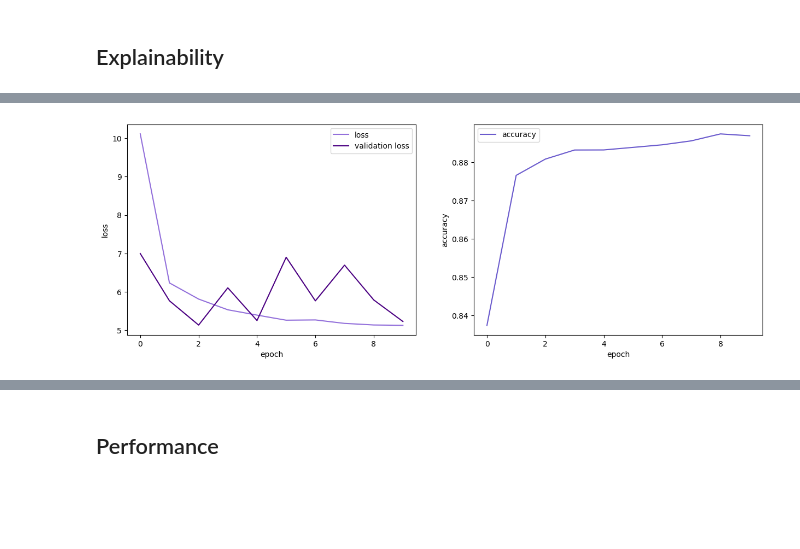
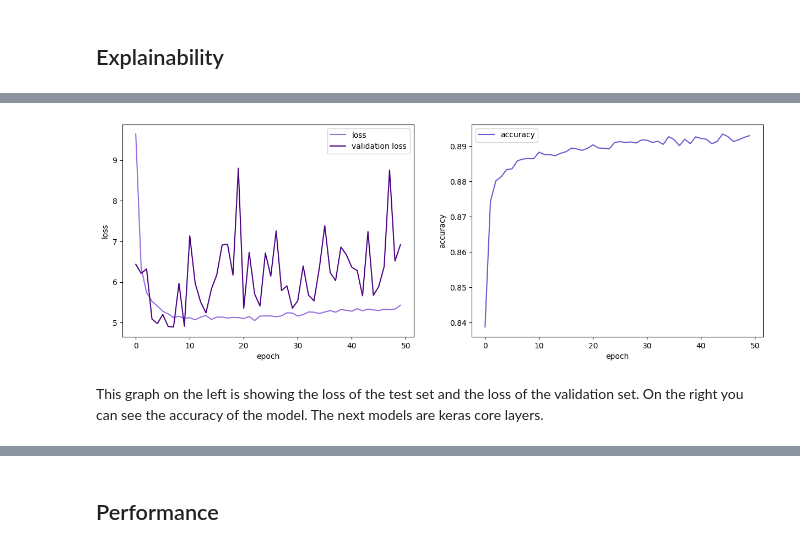
Before and after one commit to Le0nH0ffmann/DeepLearning_Project, a Jupyter notebook: MNIST.ipynb, the cells around one changed output, grey strips where cells are left out. Saved outputs shown, nothing was run; the diff lists cells and outputs as text; code cells hidden in the pictures; blank space fills up the shorter version.

```diff
--- a/MNIST.ipynb
+++ b/MNIST.ipynb
@@ -14 +13,4 @@ mnist = tf.keras.datasets.mnist
+# %%
+batch_size = 32
+epochs = 50
 # %%
@@ -69,19 +76,19 @@ plt.show()
 # %%
-model = tf.keras.models.Sequential([
+model_ref = tf.keras.models.Sequential([
     tf.keras.layers.Flatten(input_shape=(28, 28)),
     tf.keras.layers.Dense(10, activation=tf.nn.softmax)
 ])
 
-model.compile(
+model_ref.compile(
     loss='sparse_categorical_crossentropy',
     metrics=['accuracy']
 )
 
-history = model.fit(
+history_ref = model_ref.fit(
     x=x_train,
     y=y_train,
-    batch_size=32,
-    epochs=10,
+    batch_size=batch_size,
+    epochs=epochs,
     validation_data=(x_test,y_test),
 )
 # %% [output]
@@ -108,23 +112,26 @@ Epoch 10/10
 # %%
 fig, axs = plt.subplots(1,2, figsize=(15, 5))
 
-axs[0].plot(history.history["loss"], color='mediumpurple')
-axs[0].plot(history.history["val_loss"], color='indigo')
+axs[0].plot(history_ref.history["loss"], color='mediumpurple')
+axs[0].plot(history_ref.history["val_loss"], color='indigo')
 # axs[0].ylabel("loss")
 # axs[0].xlabel("epoch")
 # axs[0].title("model loss")
 axs[0].legend(["loss", "validation loss"], loc="best")
 axs[0].set_xlabel('epoch')
 axs[0].set_ylabel('loss')
 
 
-axs[1].plot(history.history["accuracy"], color='slateblue')
+axs[1].plot(history_ref.history["accuracy"], color='slateblue')
 # axs[1].xlabel("epoch")
 # axs[1].title("model accuracy")
 axs[1].legend(["accuracy"], loc="best")
 axs[1].set_xlabel('epoch')
 axs[1].set_ylabel('accuracy')
 
 plt.show()
 # %% [output]
-[figure, old version]
+[figure, new version]
+# %% [markdown]
+This graph on the left is showing the loss of the test set and the loss of the validation set. On the right you can see the accuracy of the model.
+The next models are keras core layers.
```
Also changed, not shown: parts of 8 cells of this notebook.
